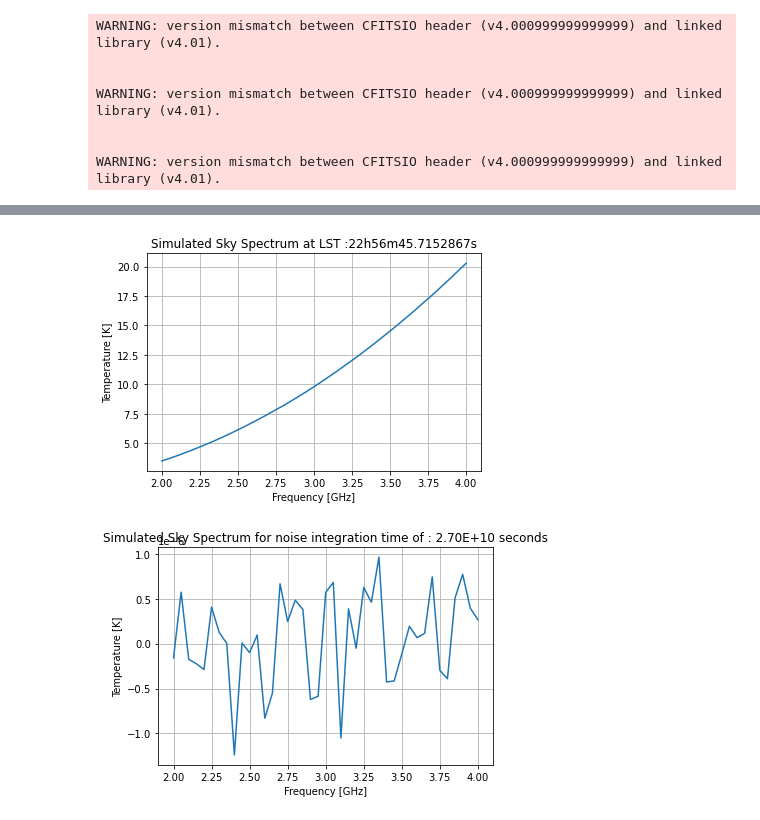
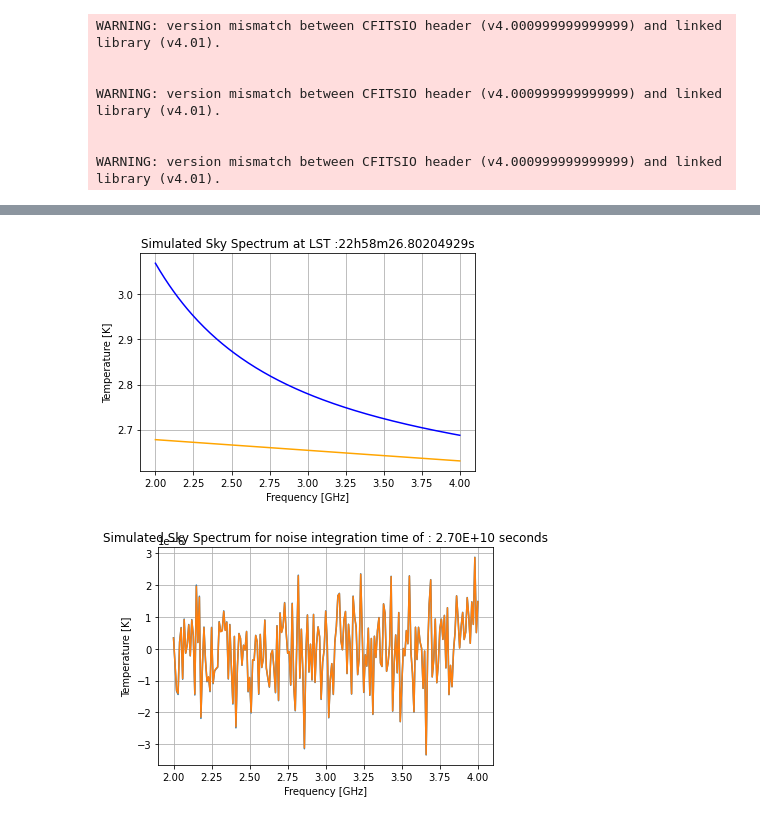
Before and after one commit to mayurisrao/APSERa, a Jupyter notebook: APSERa_code.ipynb, the cells around one changed output, grey strips where cells are left out. Drawn from its saved outputs; the diff is of its cells as text; code cells hidden in the pictures.

```diff
--- a/APSERa_code.ipynb
+++ b/APSERa_code.ipynb
@@ -99,5 +124,4 @@ P_dif = P_hot - P_cold
 # %%
-
 NPIX = hp.nside2npix(N_SIDE)
 df = pd.read_csv(r'/home/dhashin/workspace/APSERa/total_spec_new.txt',sep= "    " ,header = None)
 df.reset_index(drop=True, inplace=True)
@@ -107,5 +131,7 @@ x = df["Frequency"]
 y= df["Intensity"]
 
 ius = InterpolatedUnivariateSpline(x, y)
+Rec_int = ius(freqs)
 
-Rec_int = ius(freqs)
+#Converting into same power units as CMB and rec line
+Rec_int = Rec_int *  c*c/ (1e+18* freqs**2)
@@ -126,13 +154,21 @@ while i<NPIX:           #Working on each pixel
     while j< No_of_Channels:
         cwt = beam_def(freqs[j],equi.az.value, new_alt)
 
-        if (cwt>0):
-            intensity = CMB_Int[j] + Rec_int[j] +spec[j][i-1]
-            final_temp = (intensity/P_dif[j])*(T_hot-T_cold)
+        if (cwt>0):     #Adding all 3 intensities
+            Power = map_1[j][i-1] + Rec_int[j] + CMB_Int_RJ[j]
+            final_temp = (Power/P_dif[j])*(T_hot-T_cold)
             cross_real[j] = cross_real[j] + cwt*final_temp
             sumwt[j] = sumwt[j]+ cwt
 
+#Uncomment for checking seperate intensities
+        if (cwt>0):     #Checking for any one intensity alone
+            Power = CMB_Int_RJ[j]   # or Power = map_1[j][i-1]
+            final_temp = (Power/P_dif[j])*(T_hot-T_cold)
+            cross_real1[j] = cross_real1[j] + cwt*final_temp
+            sumwt1[j] = sumwt1[j]+ cwt
+
         j = j+1
+
 
     i = i+1
 
@@ -142,15 +178,28 @@ while(i< No_of_Channels):
     if sumwt[i]>0:
         cross_real[i] = cross_real[i]/sumwt[i]
     i = i+1
+
+#Uncomment for checking seperate intensities
+i=0
+while(i< No_of_Channels):
+    if sumwt1[i]>0:
+        cross_real1[i] = cross_real1[i]/sumwt1[i]
+    i = i+1
 # %%
 #Adding thermal noise to the final spectrum
 #For the total power radiometer:
+sigma = (np.array(cross_real) + Trx+ T_atm)/ math.sqrt(Channel_width*1e6*Noise_int_time)
 
-sigma = (np.array(cross_real) + Trx+ T_atm)/ math.sqrt(Channel_width*1e6*Noise_int_time)
+#Uncomment for checking seperate intensities
+sigma1 = (np.array(cross_real1) + Trx+ T_atm)/ math.sqrt(Channel_width*1e6*Noise_int_time)
+
 
 #Generating array of random numbers(of length = No.of channels) with mean =0, std = 1
 array = np.random.normal(0,1,No_of_Channels)
-print(array)
 
 cross_real = cross_real + array*sigma
 cross_imag = cross_imag + array*sigma
+
+#Uncomment for checking seperate intensities
+cross_real1 = cross_real1 + array*sigma1
+cross_imag1 = cross_imag1 + array*sigma1
@@ -165,22 +206,24 @@ cross_imag = cross_imag + array*sigma
 # %%
 Obs = ephem.Observer()
 t = Time(Time_in_UTC, scale='utc',location=(longitude, latitude))
 lst = t.sidereal_time('apparent')
 
 
-plt.plot(freqs, cross_real)
+plt.plot(freqs, cross_real, color = 'blue')
+plt.plot(freqs, cross_real1, color = 'orange')
 plt.xlabel('Frequency [GHz]')
 plt.ylabel('Temperature [K]')
 plt.title('Simulated Sky Spectrum at LST :%s'%lst)
 plt.grid()
 plt.show()
 
 plt.plot(freqs, cross_imag)
+plt.plot(freqs, cross_imag1)
 plt.xlabel('Frequency [GHz]')
 plt.ylabel('Temperature [K]')
 plt.title('Simulated Sky Spectrum for noise integration time of : %.2E seconds'%Noise_int_time)
 plt.grid()
 plt.show()
 # %% [output]
-[figure, old version]
+[figure, new version]
-[figure, old version]
+[figure, new version]
```
Also changed, not shown: parts of 18 cells of this notebook.
